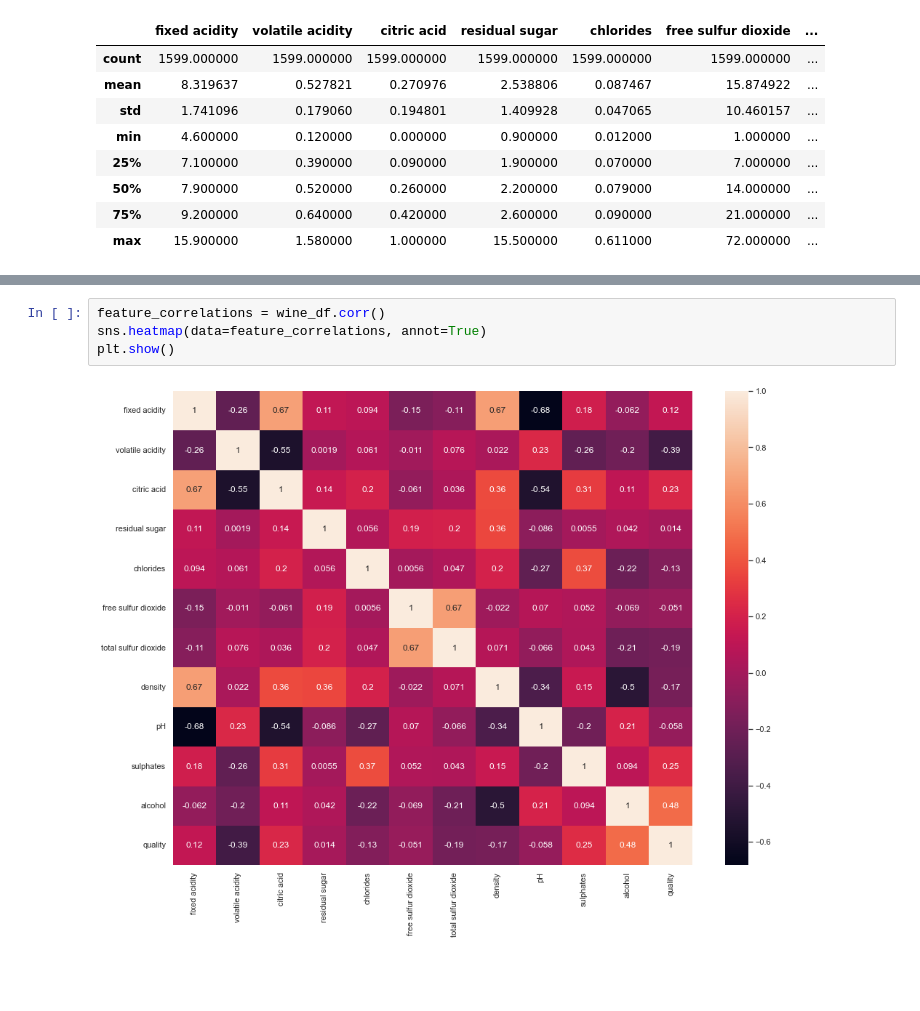
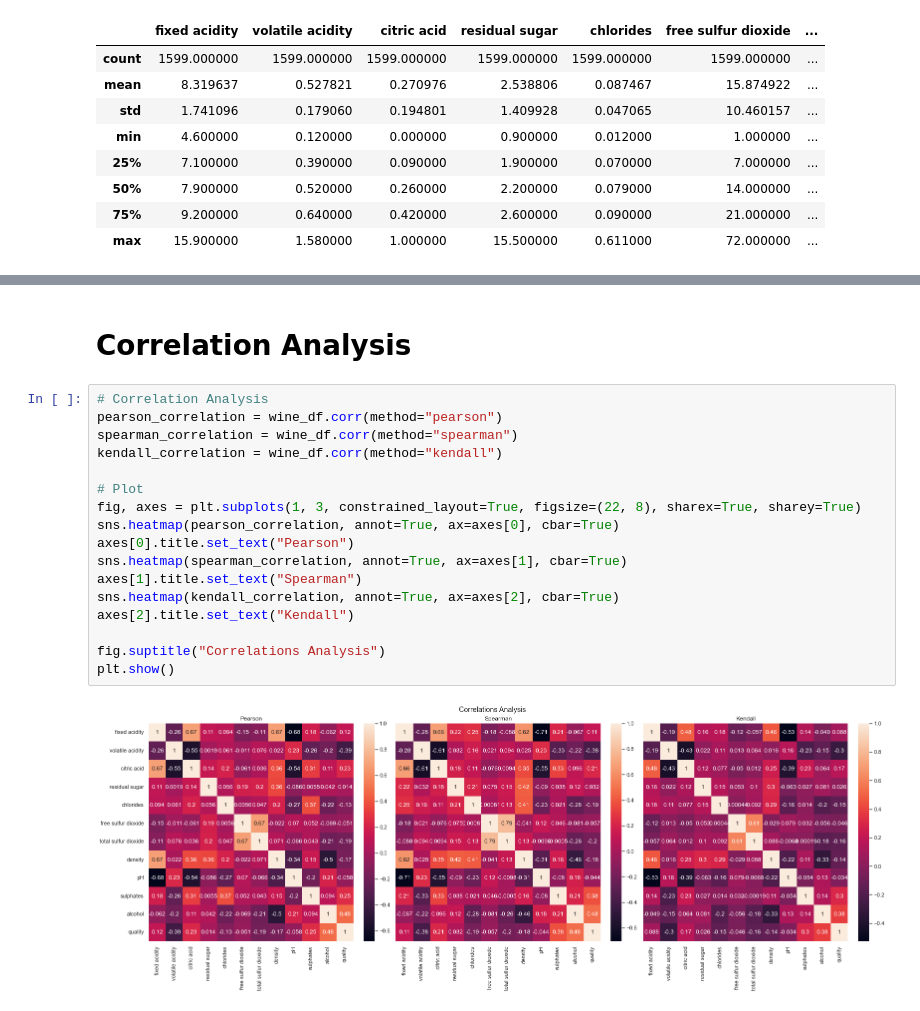
Before and after one commit to IbtihajT/wine_quality_-analysis_and_prediction, a Jupyter notebook: analysis.ipynb, the cells around one changed output, grey strips where cells are left out. Drawn from its saved outputs; the diff is of its cells as text; blank space fills up the shorter version.

```diff
--- a/analysis.ipynb
+++ b/analysis.ipynb
@@ -63,6 +78,21 @@ plt.show()
-# %%
-feature_correlations = wine_df.corr()
-sns.heatmap(data=feature_correlations, annot=True)
-plt.show()
-# %% [output]
-[figure, removed]
+# %% [markdown]
+# Correlation Analysis
+# %%
+# Correlation Analysis
+pearson_correlation = wine_df.corr(method="pearson")
+spearman_correlation = wine_df.corr(method="spearman")
+kendall_correlation = wine_df.corr(method="kendall")
+
+# Plot
+fig, axes = plt.subplots(1, 3, constrained_layout=True, figsize=(22, 8), sharex=True, sharey=True)
+sns.heatmap(pearson_correlation, annot=True, ax=axes[0], cbar=True)
+axes[0].title.set_text("Pearson")
+sns.heatmap(spearman_correlation, annot=True, ax=axes[1], cbar=True)
+axes[1].title.set_text("Spearman")
+sns.heatmap(kendall_correlation, annot=True, ax=axes[2], cbar=True)
+axes[2].title.set_text("Kendall")
+
+fig.suptitle("Correlations Analysis")
+plt.show()
+# %% [output]
+[figure, added]
```
Also changed, not shown: parts of 14 cells of this notebook.
